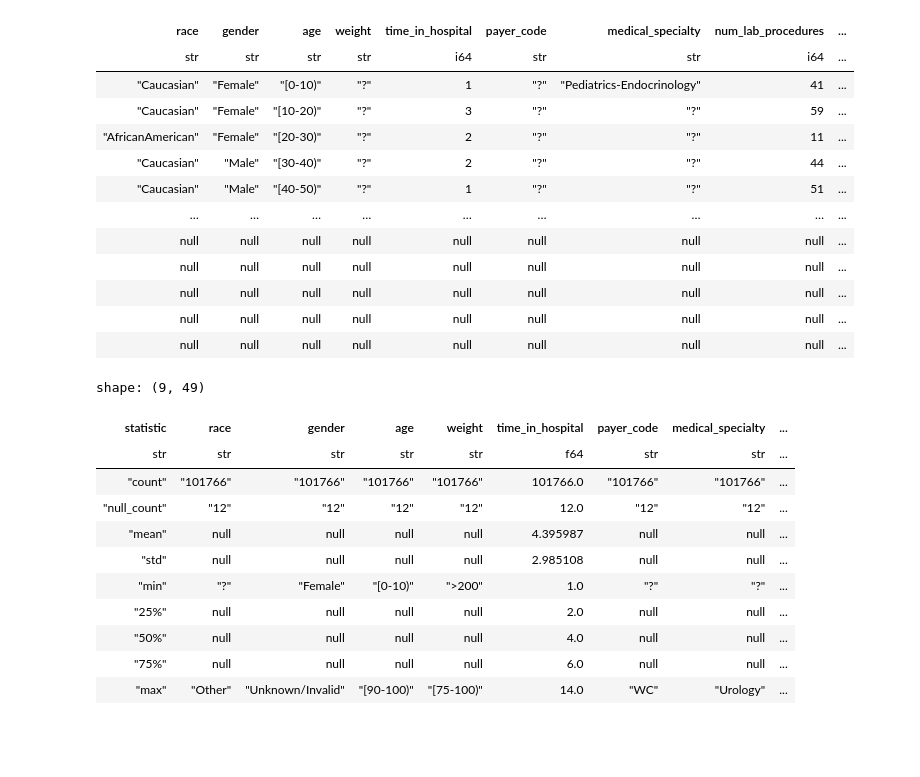
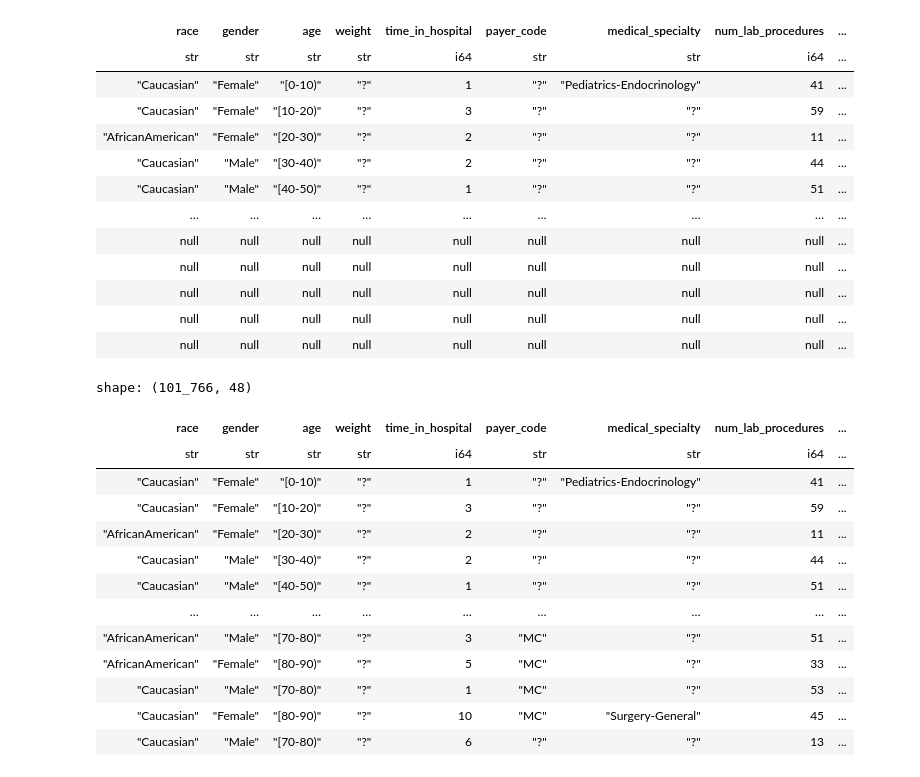
Before and after one commit to raginggoosedev/dataquest-2026, a Jupyter notebook: 01_preprocessing/02_cleaning.ipynb, the cells around one changed output. Drawn from its saved outputs; the diff is of its cells as text; code cells hidden in the pictures; blank space fills up the shorter version.

```diff
--- a/01_preprocessing/02_cleaning.ipynb
+++ b/01_preprocessing/02_cleaning.ipynb
@@ -63,22 +64,22 @@ shape: (101_778, 48)
 | null | null | null | null | null | null | null | null | ... |
 | null | null | null | null | null | null | null | null | ... |
 | null | null | null | null | null | null | null | null | ... |
-# %%
-df.describe()
-# %% [output]
-shape: (9, 49)
-| statistic | race | gender | age | weight | time_in_hospital | payer_code | medical_specialty | ... |
-| str | str | str | str | str | f64 | str | str | ... |
-| "count" | "101766" | "101766" | "101766" | "101766" | 101766.0 | "101766" | "101766" | ... |
-| "null_count" | "12" | "12" | "12" | "12" | 12.0 | "12" | "12" | ... |
-| "mean" | null | null | null | null | 4.395987 | null | null | ... |
-| "std" | null | null | null | null | 2.985108 | null | null | ... |
-| "min" | "?" | "Female" | "[0-10)" | ">200" | 1.0 | "?" | "?" | ... |
-| "25%" | null | null | null | null | 2.0 | null | null | ... |
-| "50%" | null | null | null | null | 4.0 | null | null | ... |
-| "75%" | null | null | null | null | 6.0 | null | null | ... |
-| "max" | "Other" | "Unknown/Invalid" | "[90-100)" | "[75-100)" | 14.0 | "WC" | "Urology" | ... |
 # %%
 # Delete null rows
-df = df.filter(~pl.any_horizontal(pl.all().is_null()))
+df.filter(~pl.any_horizontal(pl.all().is_null()))
+# %% [output]
+shape: (101_766, 48)
+| race | gender | age | weight | time_in_hospital | payer_code | medical_specialty | num_lab_procedures | ... |
+| str | str | str | str | i64 | str | str | i64 | ... |
+| "Caucasian" | "Female" | "[0-10)" | "?" | 1 | "?" | "Pediatrics-Endocrinology" | 41 | ... |
+| "Caucasian" | "Female" | "[10-20)" | "?" | 3 | "?" | "?" | 59 | ... |
+| "AfricanAmerican" | "Female" | "[20-30)" | "?" | 2 | "?" | "?" | 11 | ... |
+| "Caucasian" | "Male" | "[30-40)" | "?" | 2 | "?" | "?" | 44 | ... |
+| "Caucasian" | "Male" | "[40-50)" | "?" | 1 | "?" | "?" | 51 | ... |
+| … | … | … | … | … | … | … | … | ... |
+| "AfricanAmerican" | "Male" | "[70-80)" | "?" | 3 | "MC" | "?" | 51 | ... |
+| "AfricanAmerican" | "Female" | "[80-90)" | "?" | 5 | "MC" | "?" | 33 | ... |
+| "Caucasian" | "Male" | "[70-80)" | "?" | 1 | "MC" | "?" | 53 | ... |
+| "Caucasian" | "Female" | "[80-90)" | "?" | 10 | "MC" | "Surgery-General" | 45 | ... |
+| "Caucasian" | "Male" | "[70-80)" | "?" | 6 | "?" | "?" | 13 | ... |
 # %%
```
Also changed, not shown: parts of 5 cells of this notebook, 2 other files.
